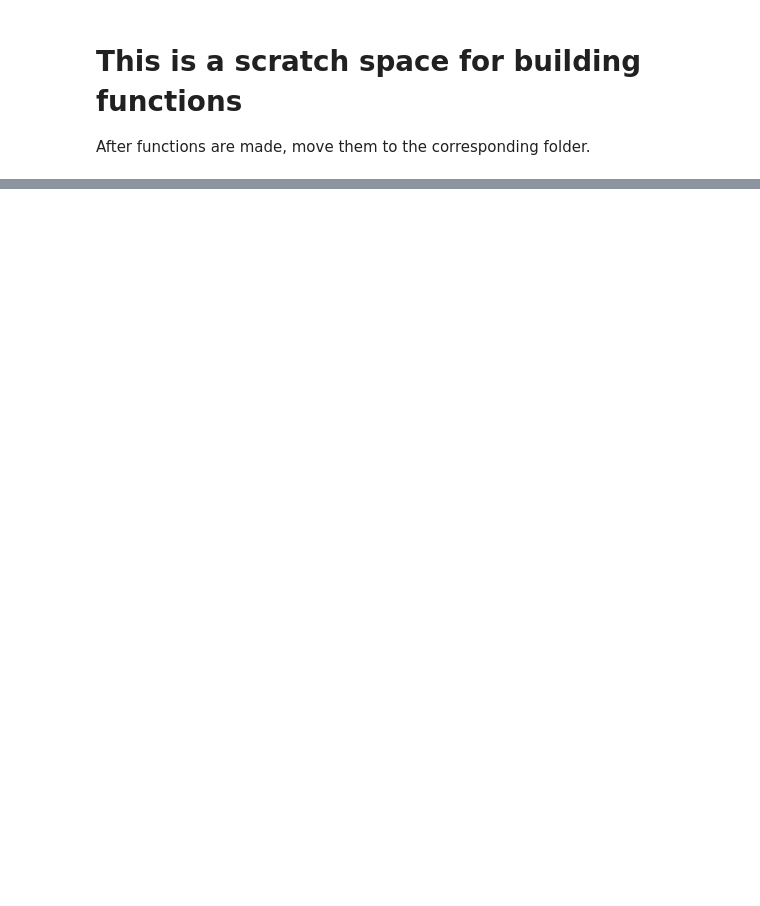
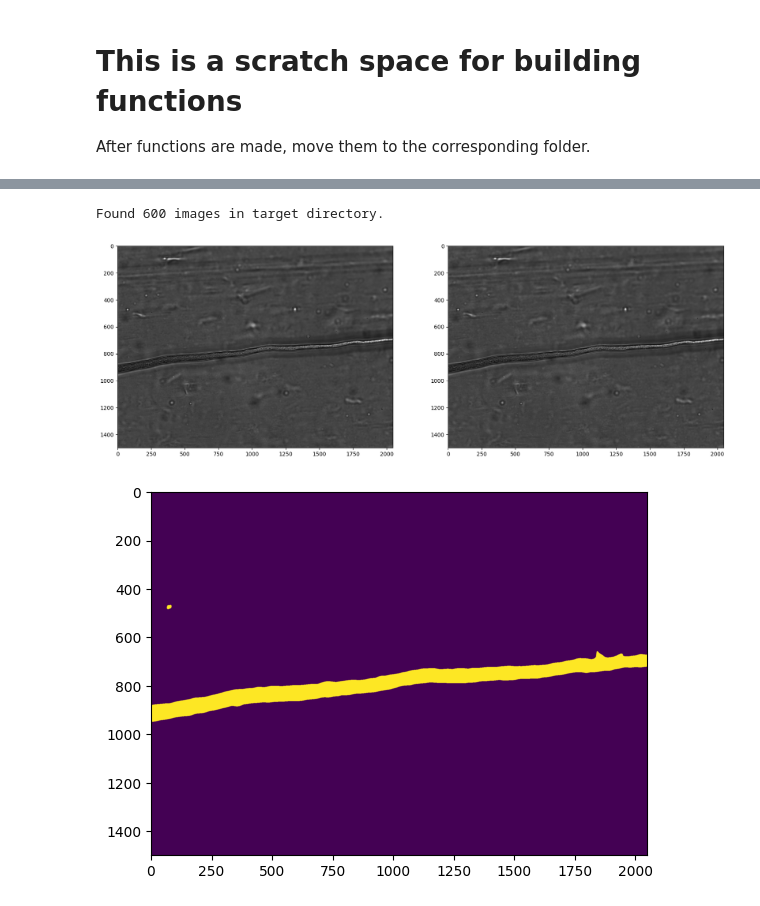
Before and after one commit to Staalduine/flow_analysis_comps, a Jupyter notebook: general_debug.ipynb, the cells around one changed output, grey strips where cells are left out. Saved outputs shown, nothing was run; the diff lists cells and outputs as text; code cells hidden in the pictures; blank space fills up the shorter version.

```diff
--- a/general_debug.ipynb
+++ b/general_debug.ipynb
@@ -59,3 +61,11 @@ piv_param_obj = PIV_params(
+# %%
+amf_piv_obj = AMF_PIV(piv_param_obj)
+amf_piv_obj.plot_raw_images((0,1))
+amf_piv_obj.plot_segmentation()
+# %% [output]
+Found 600 images in target directory.
+[figure, added]
+[figure, added]
 # %%
 segmented_im = segment_brightfield_ultimate([frame_a_path, frame_b_path], mode=mode)
 print(segmented_im)
```
Also changed, not shown: parts of 5 cells of this notebook, 2 other files.
